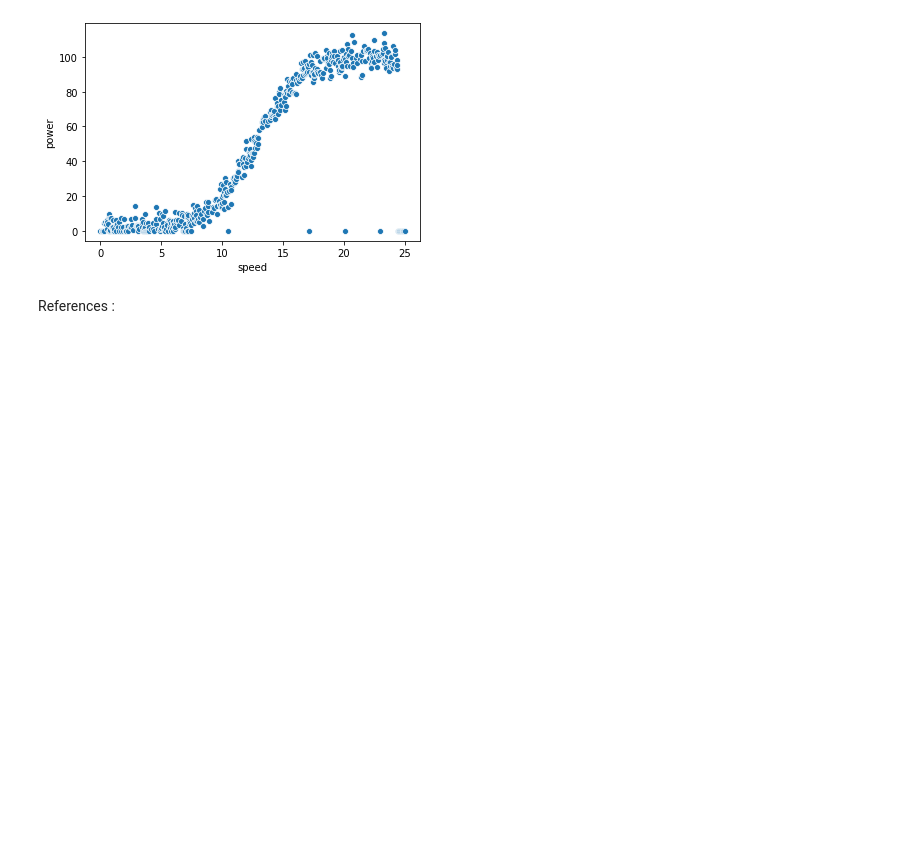
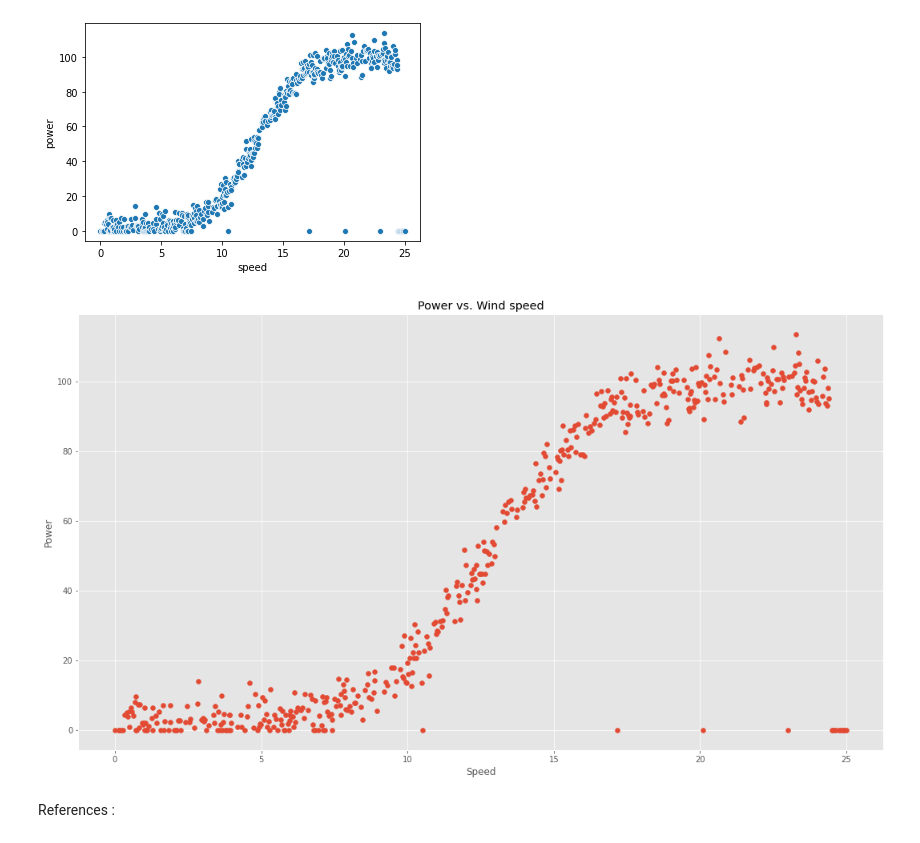
Before and after one commit to MichelleMoran431/Fundamentals-of-Data-Analysis-Project-2020, a Jupyter notebook: Project 2020.ipynb, the cells around one changed output. Drawn from its saved outputs; the diff is of its cells as text; code cells hidden in the pictures; blank space fills up the shorter version.

Commit message:
create a simple scatter plot to determine relatioship between varibles

```diff
--- a/Project 2020.ipynb
+++ b/Project 2020.ipynb
@@ -44,5 +38,17 @@ import seaborn as sns
 sns.scatterplot(data=dfpower,x="speed",y="power");
 # %% [output]
 [figure]
+# %%
+#Visualise the Data - fitting a simple linear regression model to get an understanding of the data
+
+import matplotlib.pyplot as plt
+
+plt.scatter(dfpower.speed, dfpower.power)
+plt.title('Power vs. Wind speed')
+plt.xlabel('Speed')
+plt.ylabel('Power')
+plt.show()
+# %% [output]
+[figure, added]
 # %% [markdown]
 References :
```
Also changed, not shown: parts of 1 cell of this notebook.
